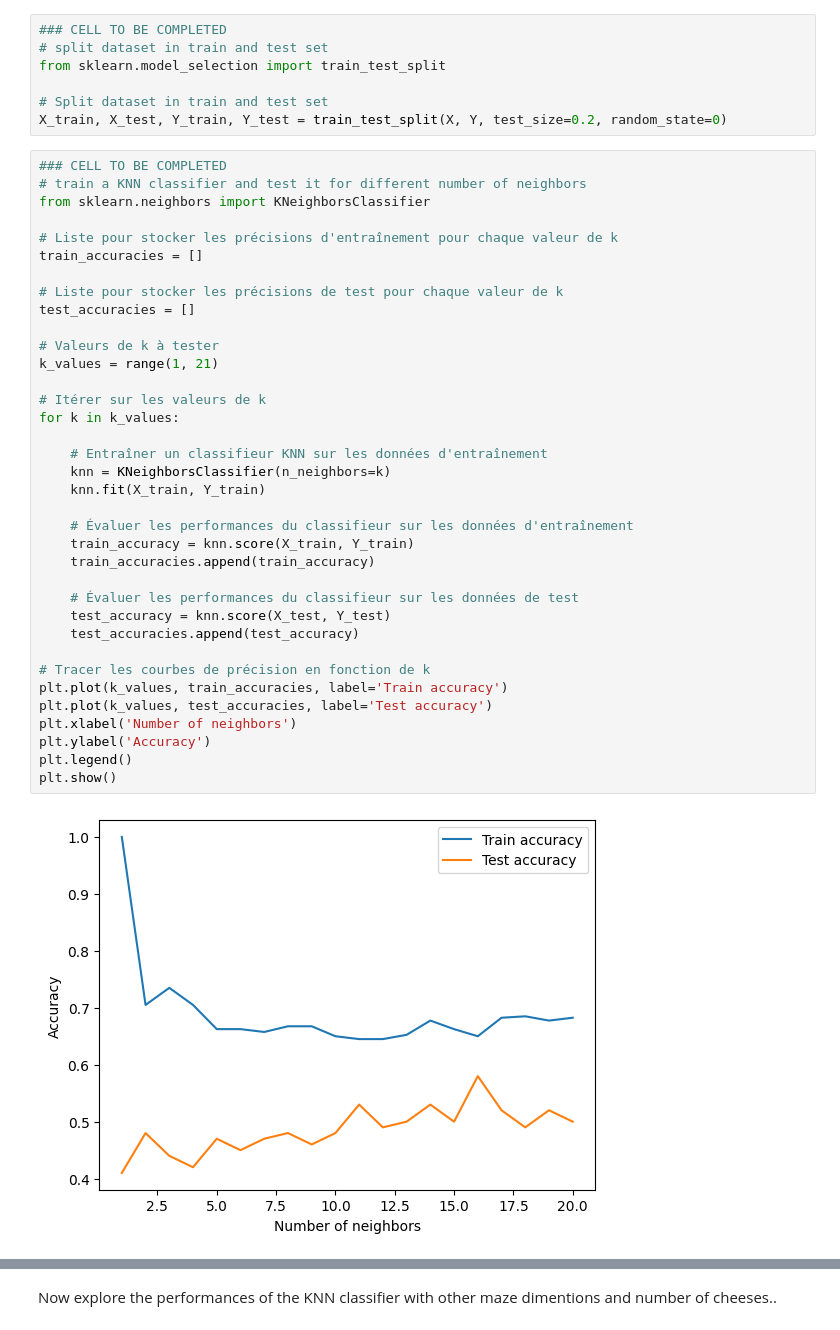
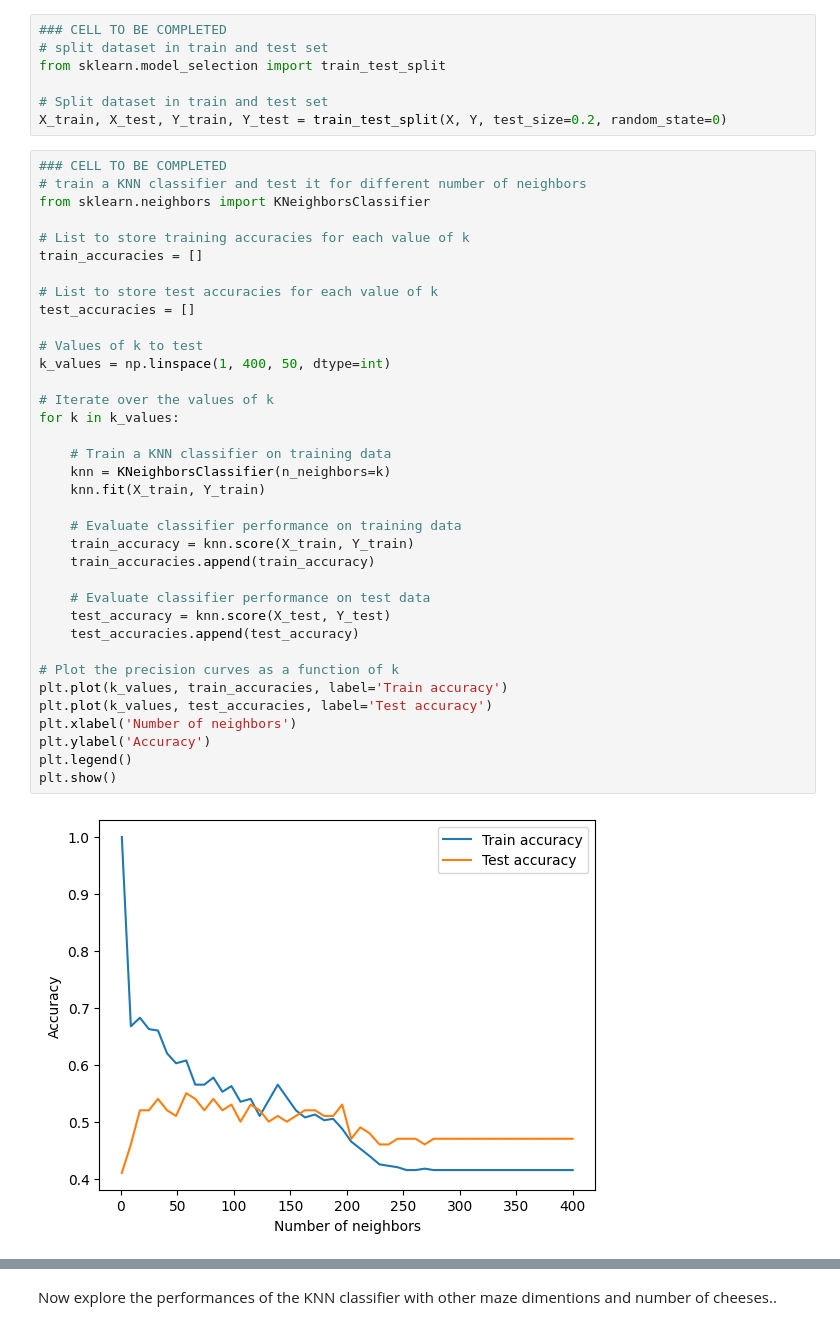
Before and after one commit to Gregsai/introduction-to-ai, a Jupyter notebook: session2/lab/Lab_2.ipynb, the cells around one changed output, grey strips where cells are left out. Saved outputs shown, nothing was run; the diff lists cells and outputs as text.

```diff
--- a/session2/lab/Lab_2.ipynb
+++ b/session2/lab/Lab_2.ipynb
@@ -410,41 +412,41 @@ X_train, X_test, Y_train, Y_test = train_test_split(X, Y, test_size=0.2, random_
 # %%
 ### CELL TO BE COMPLETED
 # train a KNN classifier and test it for different number of neighbors
 from sklearn.neighbors import KNeighborsClassifier
 
-# Liste pour stocker les précisions d'entraînement pour chaque valeur de k
+# List to store training accuracies for each value of k
 train_accuracies = []
 
-# Liste pour stocker les précisions de test pour chaque valeur de k
+# List to store test accuracies for each value of k
 test_accuracies = []
 
-# Valeurs de k à tester
-k_values = range(1, 21)
+# Values of k to test
+k_values = np.linspace(1, 400, 50, dtype=int)
 
-# Itérer sur les valeurs de k
+# Iterate over the values of k
 for k in k_values:
 
-    # Entraîner un classifieur KNN sur les données d'entraînement
+    # Train a KNN classifier on training data
     knn = KNeighborsClassifier(n_neighbors=k)
     knn.fit(X_train, Y_train)
 
-    # Évaluer les performances du classifieur sur les données d'entraînement
+    # Evaluate classifier performance on training data
     train_accuracy = knn.score(X_train, Y_train)
     train_accuracies.append(train_accuracy)
 
-    # Évaluer les performances du classifieur sur les données de test
+    # Evaluate classifier performance on test data
     test_accuracy = knn.score(X_test, Y_test)
     test_accuracies.append(test_accuracy)
 
-# Tracer les courbes de précision en fonction de k
+# Plot the precision curves as a function of k
 plt.plot(k_values, train_accuracies, label='Train accuracy')
 plt.plot(k_values, test_accuracies, label='Test accuracy')
 plt.xlabel('Number of neighbors')
 plt.ylabel('Accuracy')
 plt.legend()
 plt.show()
 # %% [output]
-[figure, old version]
+[figure, new version]
 # %%
 ### CELL TO BE COMPLETED
 #  Generate the report and confusion matrix for the test set.
```
Also changed, not shown: parts of 3 cells of this notebook, 1 other file.
